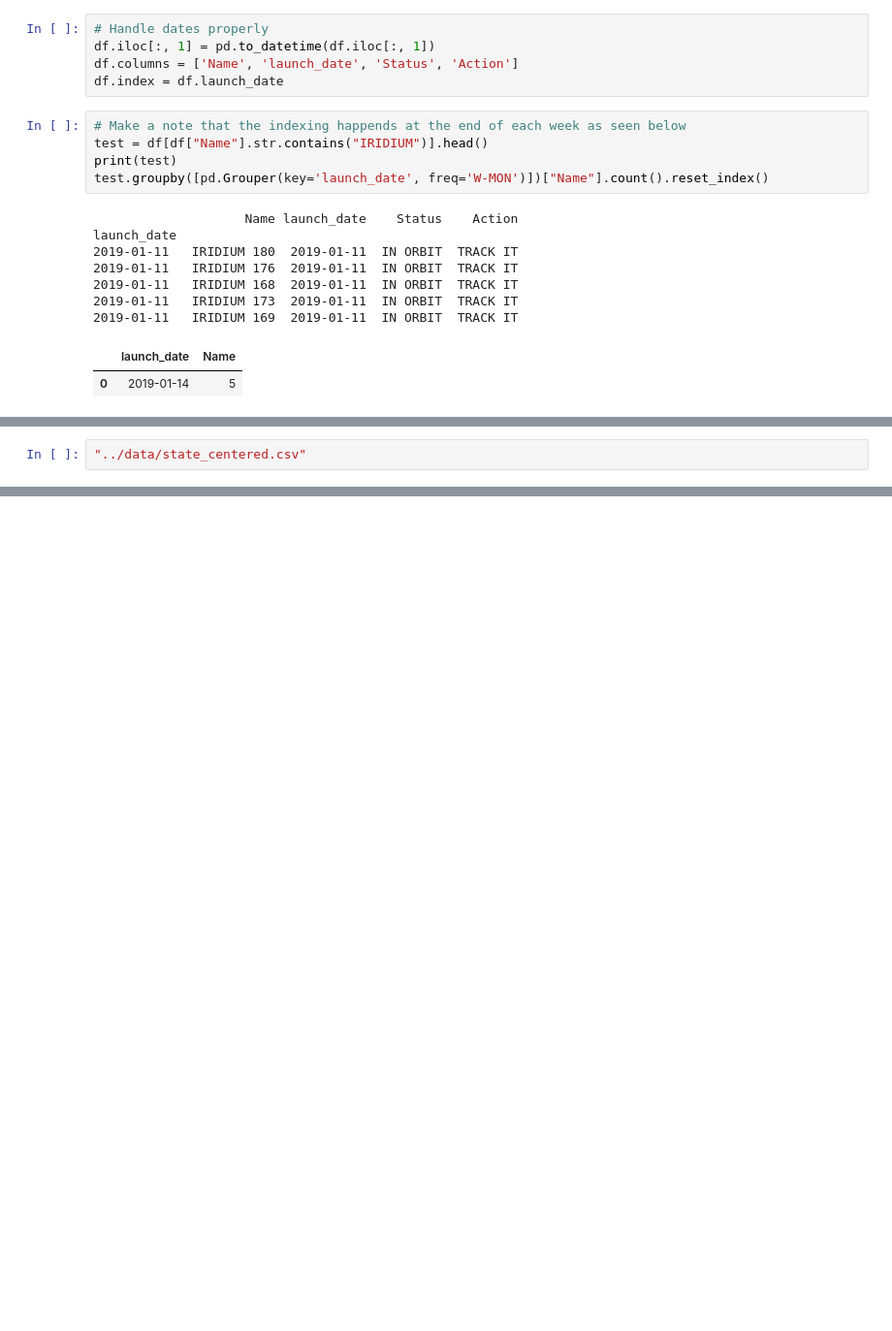
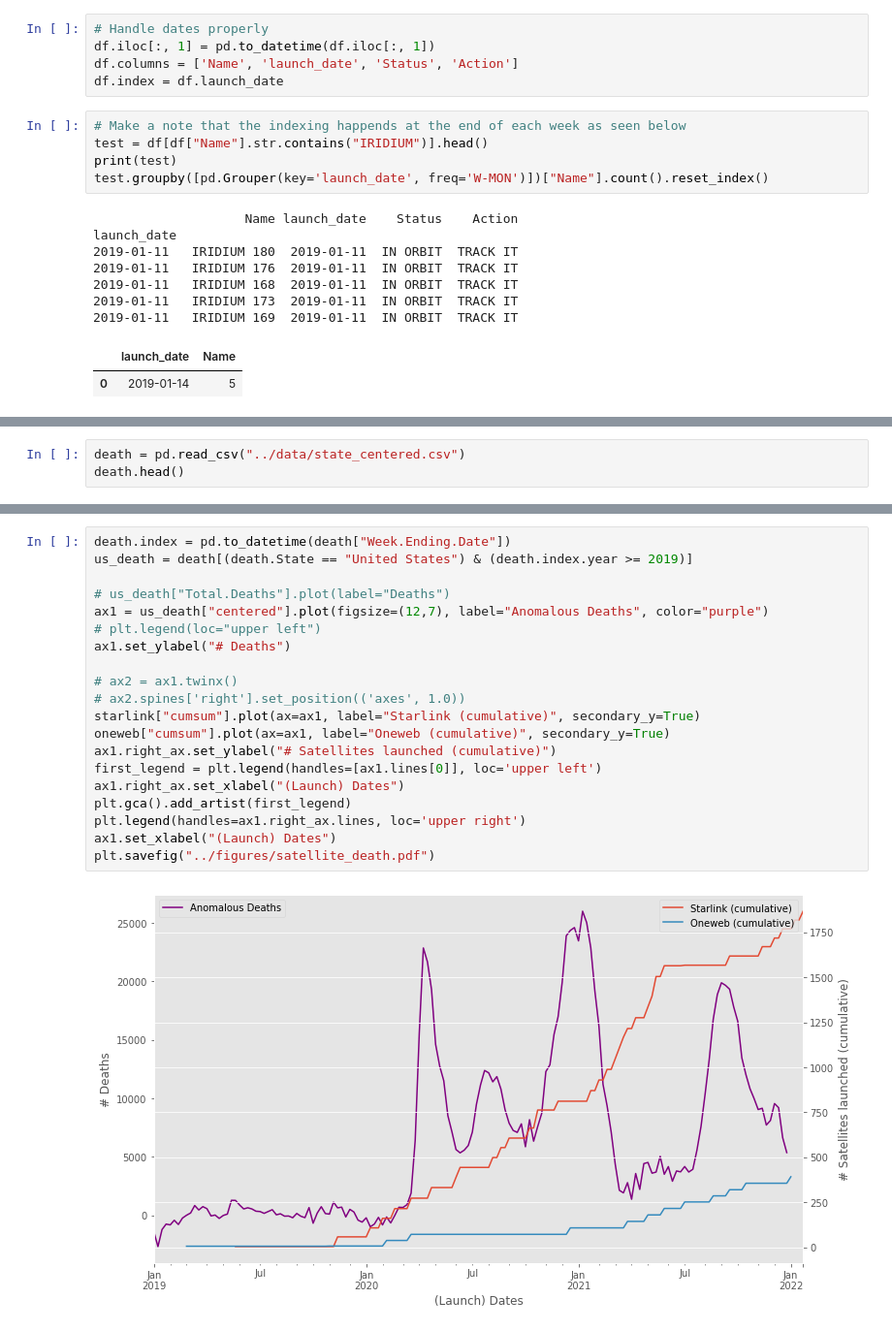
Before and after one commit to matzhaugen/mortality, a Jupyter notebook: notebooks/satellites.ipynb, the cells around one changed output, grey strips where cells are left out. Shown: that part at 97% size. Drawn from its saved outputs; the diff is of its cells as text; blank space fills up the shorter version.

Commit message:
overlay death

```diff
--- a/notebooks/satellites.ipynb
+++ b/notebooks/satellites.ipynb
@@ -74,2 +76,3 @@ plt.legend()
 # %%
-"../data/state_centered.csv"
+death = pd.read_csv("../data/state_centered.csv")
+death.head()
@@ -75,0 +86,22 @@ plt.legend()
+# %%
+death.index = pd.to_datetime(death["Week.Ending.Date"])
+us_death = death[(death.State == "United States") & (death.index.year >= 2019)]
+
+# us_death["Total.Deaths"].plot(label="Deaths")
+ax1 = us_death["centered"].plot(figsize=(12,7), label="Anomalous Deaths", color="purple")
+# plt.legend(loc="upper left")
+ax1.set_ylabel("# Deaths")
+
+# ax2 = ax1.twinx()
+# ax2.spines['right'].set_position(('axes', 1.0))
+starlink["cumsum"].plot(ax=ax1, label="Starlink (cumulative)", secondary_y=True)
+oneweb["cumsum"].plot(ax=ax1, label="Oneweb (cumulative)", secondary_y=True)
+ax1.right_ax.set_ylabel("# Satellites launched (cumulative)")
+first_legend = plt.legend(handles=[ax1.lines[0]], loc='upper left')
+ax1.right_ax.set_xlabel("(Launch) Dates")
+plt.gca().add_artist(first_legend)
+plt.legend(handles=ax1.right_ax.lines, loc='upper right')
+ax1.set_xlabel("(Launch) Dates")
+plt.savefig("../figures/satellite_death.pdf")
+# %% [output]
+[figure, added]
```
Also changed, not shown: parts of 6 cells of this notebook.
